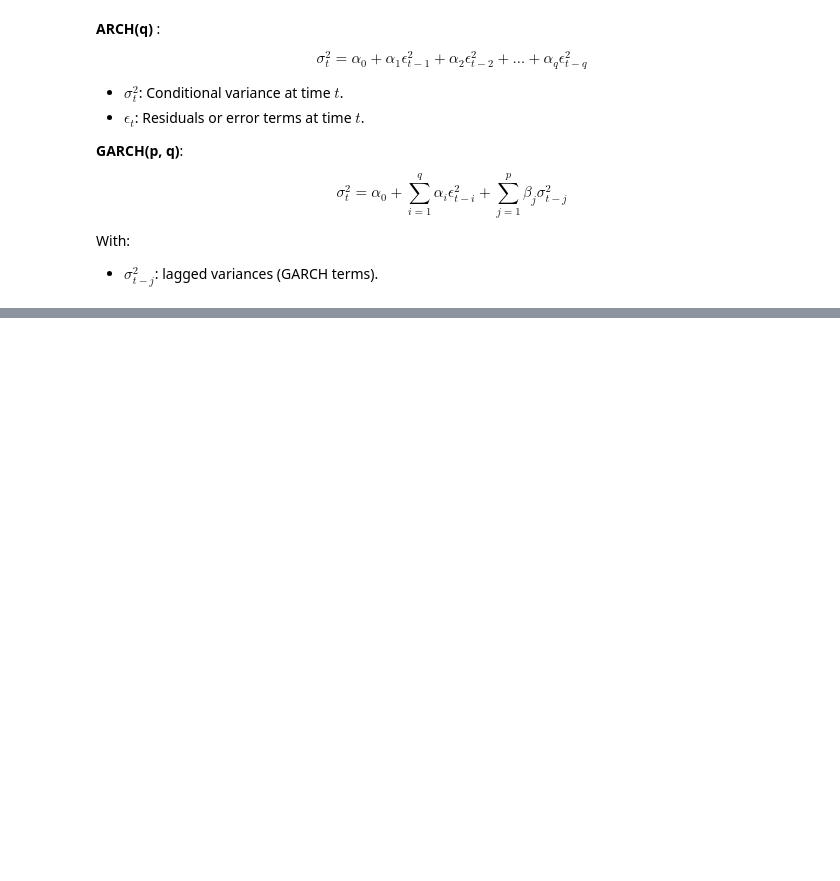
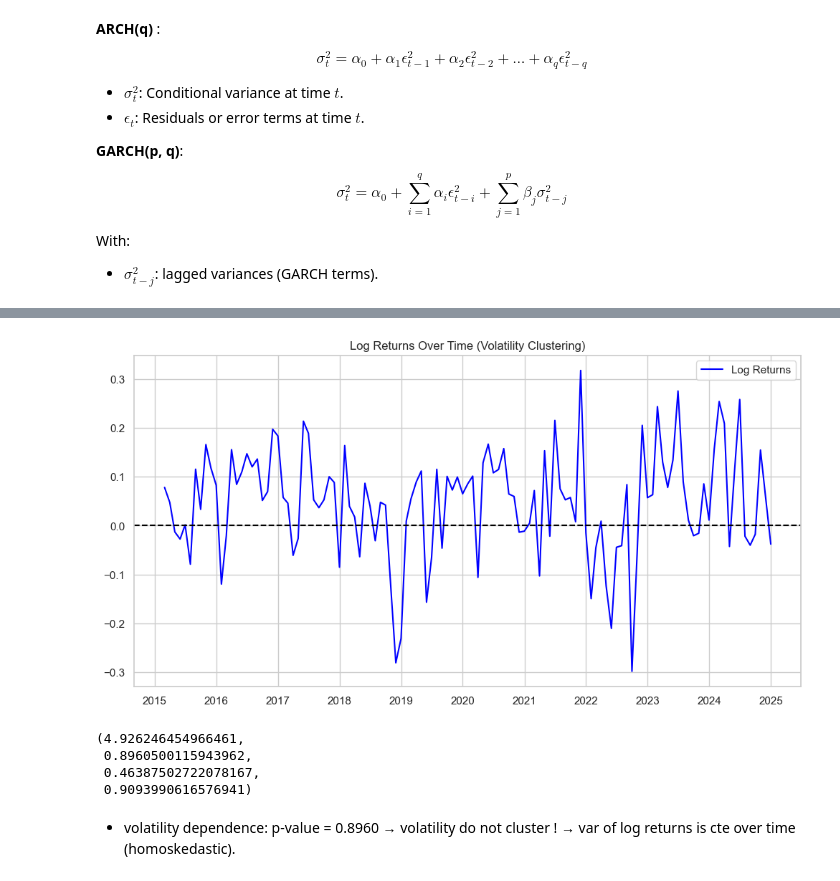
Before and after one commit to hajar6883/Algorithms-for-Finance, a Jupyter notebook: StockTSModelling/notebooks/baseline_analysis.ipynb, the cells around one changed output, grey strips where cells are left out. Drawn from its saved outputs; the diff is of its cells as text; code cells hidden in the pictures; blank space fills up the shorter version.

```diff
--- a/StockTSModelling/notebooks/baseline_analysis.ipynb
+++ b/StockTSModelling/notebooks/baseline_analysis.ipynb
@@ -457,3 +464,6 @@ $$
 
 With:
 - $\sigma_{t-j}^2$: lagged variances (GARCH terms).
+# %%
+data_monthly['Log_Returns'] = np.log(data_monthly['Close'] / data_monthly['Close'].shift(1))
+data_monthly
@@ -459,0 +486,19 @@ With:
+# %%
+
+plt.figure(figsize=(12, 6))
+plt.plot(data_monthly.index, data_monthly['Log_Returns'], label="Log Returns", color='blue')
+plt.axhline(y=0, color='black', linestyle='--')
+plt.title("Log Returns Over Time (Volatility Clustering)")
+plt.legend()
+plt.show()
+# %% [output]
+[figure, added]
+# %%
+arch_test = het_arch(data_monthly['Log_Returns'].dropna())
+# %% [output]
+(4.926246454966461,
+ 0.8960500115943962,
+ 0.46387502722078167,
+ 0.9093990616576941)
+# %% [markdown]
+* volatility dependence: p-value = 0.8960  &rarr; volatility do not cluster ! &rarr; var of log returns is cte over time (homoskedastic).
```
Also changed, not shown: parts of 7 cells of this notebook.
